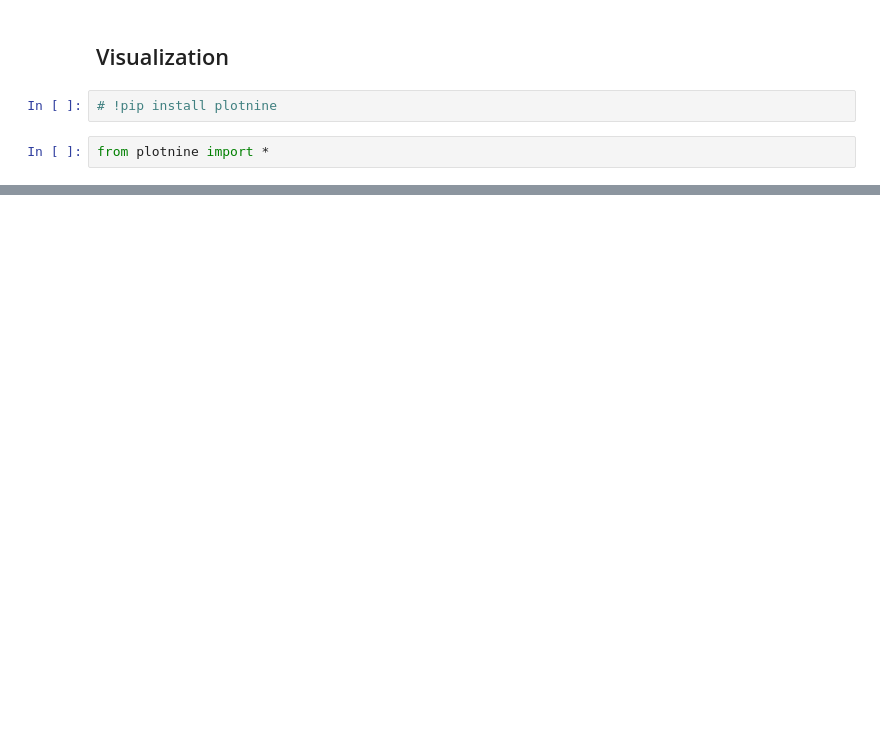
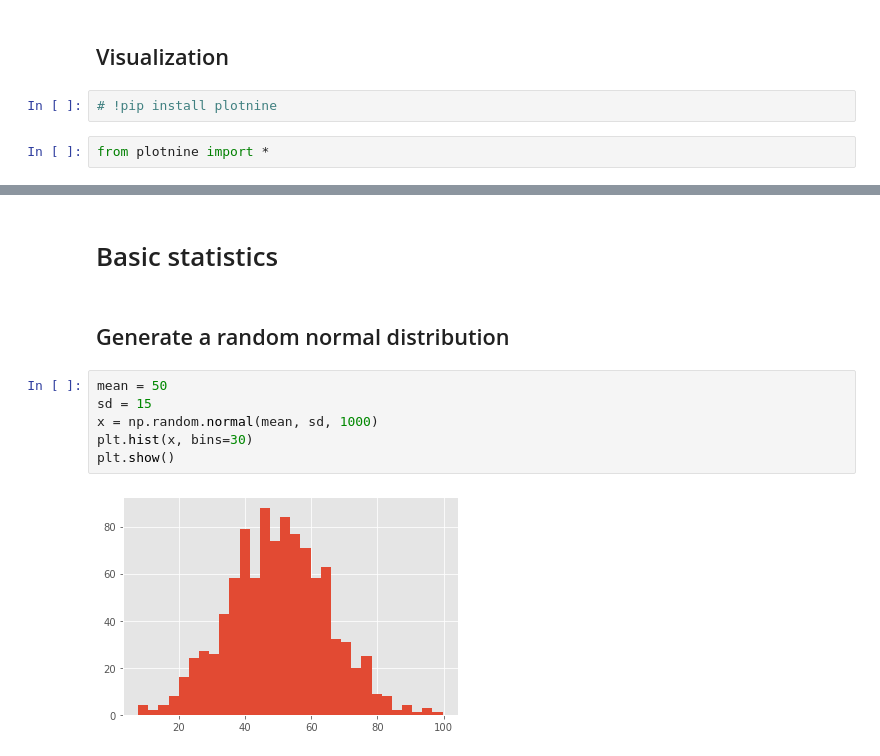
Before and after one commit to sandipto-sanyal/ampba, a Jupyter notebook: Python/course codes/notes/Python sample codes.ipynb, the cells around one changed output, grey strips where cells are left out. Drawn from its saved outputs; the diff is of its cells as text; blank space fills up the shorter version.

```diff
--- a/Python/course codes/notes/Python sample codes.ipynb
+++ b/Python/course codes/notes/Python sample codes.ipynb
@@ -282,0 +310,12 @@ from plotnine import *
+# %% [markdown]
+# Basic statistics
+# %% [markdown]
+## Generate a random normal distribution
+# %%
+mean = 50
+sd = 15
+x = np.random.normal(mean, sd, 1000)
+plt.hist(x, bins=30)
+plt.show()
+# %% [output]
+[figure, added]
```
Also changed, not shown: parts of 15 cells of this notebook, 15 other files.
